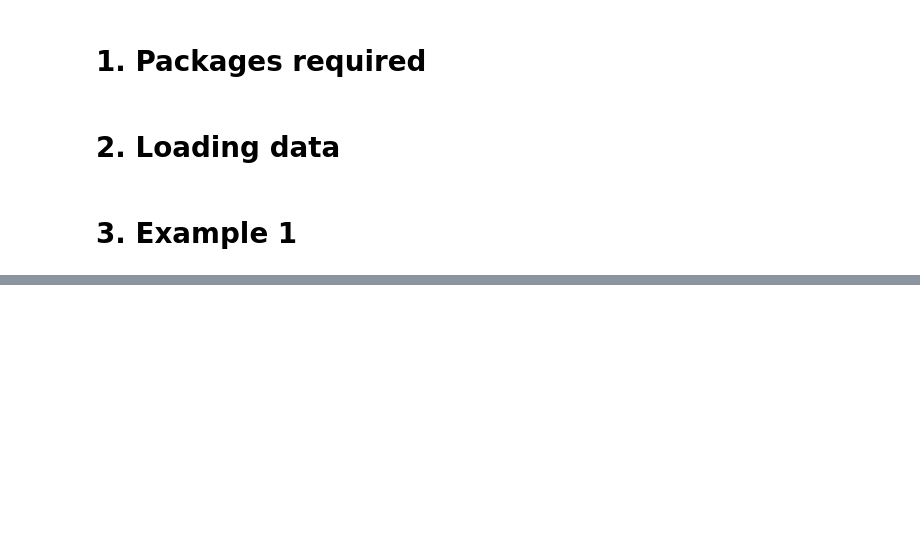
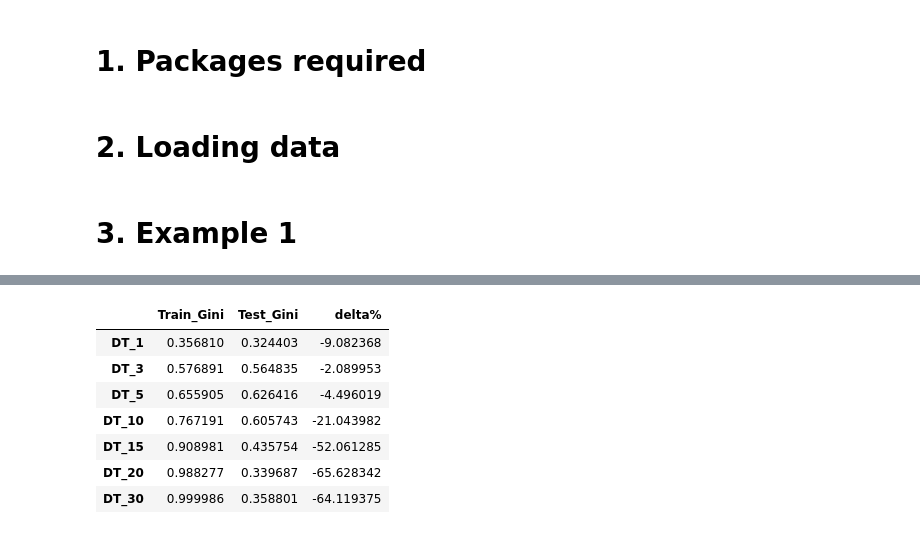
Before and after one commit to GinesMeca/TFG, a Jupyter notebook: notebooks/2. CART Decision Trees.ipynb, the cells around one changed output, grey strips where cells are left out. Drawn from its saved outputs; the diff is of its cells as text; code cells hidden in the pictures; blank space fills up the shorter version.

```diff
--- a/notebooks/2. CART Decision Trees.ipynb
+++ b/notebooks/2. CART Decision Trees.ipynb
@@ -117,0 +89,35 @@ plt.show()
+# %%
+#We fix the variables we are interested in and the date to separate data:
+test_date = '2015-01-01'
+model_columns = [x for x in weather.columns if x not in ['RainTomorrow', 'Date', 'Location', 'WindDir9am', 'WindDir3pm', 'WindGustDir']]
+# %%
+#We separate in train/test data and solve Nan problems:
+train = weather[weather.Date < test_date].fillna(-1)
+test = weather[weather.Date >= test_date].fillna(-1)
+# %%
+#We generate our decision trees:
+metrics = {}
+for max_depth in [1, 3, 5, 10, 15, 20, 30]:
+    ex2_tree = tree.DecisionTreeClassifier(max_depth = max_depth)
+    ex2_tree.fit(train[model_columns],train.RainTomorrow);
+
+    train_pred = ex2_tree.predict_proba(train[model_columns])[:, 1]
+    test_pred = ex2_tree.predict_proba(test[model_columns])[:, 1]
+
+    metrics['DT_'+ str(max_depth)] = {
+        'Train_Gini': 2*roc_auc_score(train.RainTomorrow, train_pred)-1,
+        'Test_Gini': 2*roc_auc_score(test.RainTomorrow, test_pred)-1
+    }
+
+metrics_pd = pd.DataFrame.from_dict(metrics, orient='index',columns=['Train_Gini', 'Test_Gini'])
+metrics_pd['delta%'] = 100*(metrics_pd.Test_Gini - metrics_pd.Train_Gini) / metrics_pd.Train_Gini
+metrics_pd
+# %% [output]
+|  | Train_Gini | Test_Gini | delta% |
+| DT_1 | 0.356810 | 0.324403 | -9.082368 |
+| DT_3 | 0.576891 | 0.564835 | -2.089953 |
+| DT_5 | 0.655905 | 0.626416 | -4.496019 |
+| DT_10 | 0.767191 | 0.605743 | -21.043982 |
+| DT_15 | 0.908981 | 0.435754 | -52.061285 |
+| DT_20 | 0.988277 | 0.339687 | -65.628342 |
+| DT_30 | 0.999986 | 0.358801 | -64.119375 |
```
Also changed, not shown: parts of 16 cells of this notebook.
